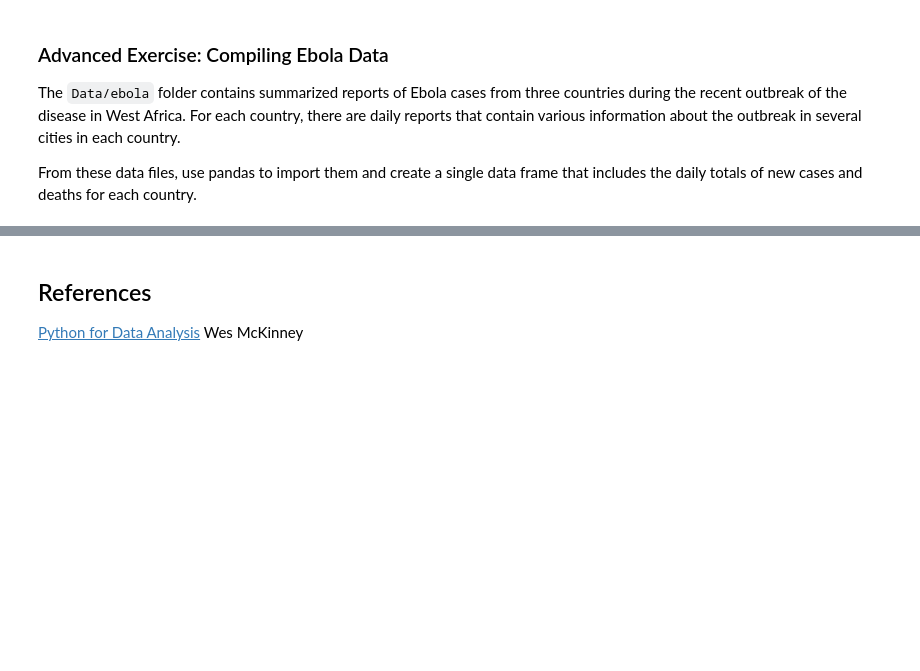
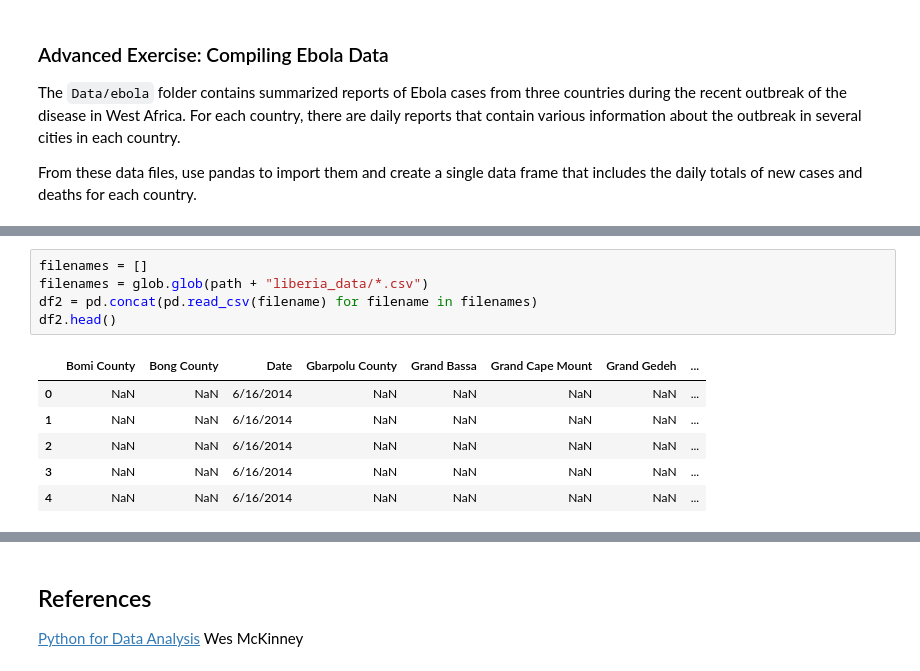
Before and after one commit to sorooshafiee/ADA-SAF, a Jupyter notebook: 01 - Pandas and Data Wrangling/Intro to Pandas.ipynb, the cells around one changed output, grey strips where cells are left out. Drawn from its saved outputs; the diff is of its cells as text; blank space fills up the shorter version.

```diff
--- a/01 - Pandas and Data Wrangling/Intro to Pandas.ipynb
+++ b/01 - Pandas and Data Wrangling/Intro to Pandas.ipynb
@@ -2130,0 +2186,12 @@ df = pd.concat(pd.read_csv(filename) for filename in filenames)
+# %%
+filenames = []
+filenames = glob.glob(path + "liberia_data/*.csv")
+df2 = pd.concat(pd.read_csv(filename) for filename in filenames)
+df2.head()
+# %% [output]
+|  | Bomi County | Bong County | Date | Gbarpolu County | Grand Bassa | Grand Cape Mount | Grand Gedeh | ... |
+| 0 | NaN | NaN | 6/16/2014 | NaN | NaN | NaN | NaN | ... |
+| 1 | NaN | NaN | 6/16/2014 | NaN | NaN | NaN | NaN | ... |
+| 2 | NaN | NaN | 6/16/2014 | NaN | NaN | NaN | NaN | ... |
+| 3 | NaN | NaN | 6/16/2014 | NaN | NaN | NaN | NaN | ... |
+| 4 | NaN | NaN | 6/16/2014 | NaN | NaN | NaN | NaN | ... |
```
Also changed, not shown: parts of 14 cells of this notebook, 1 other file.
